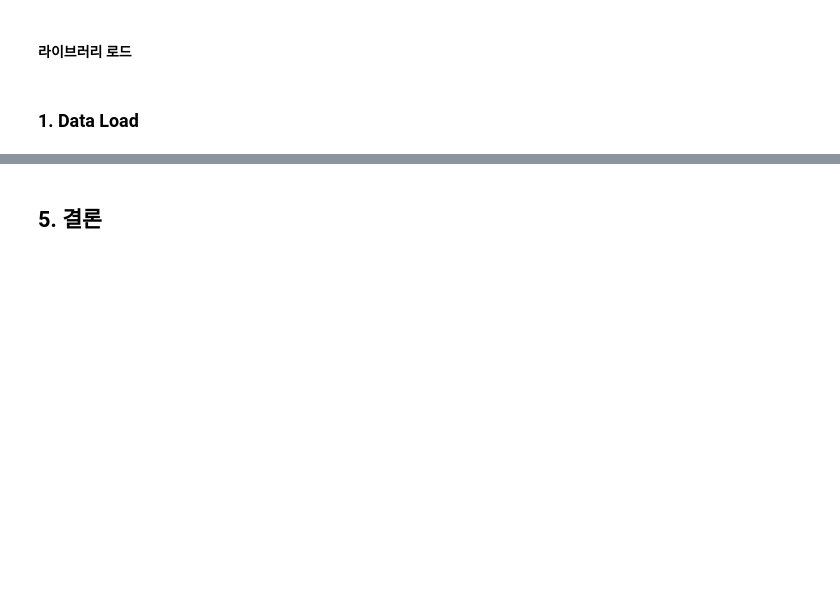
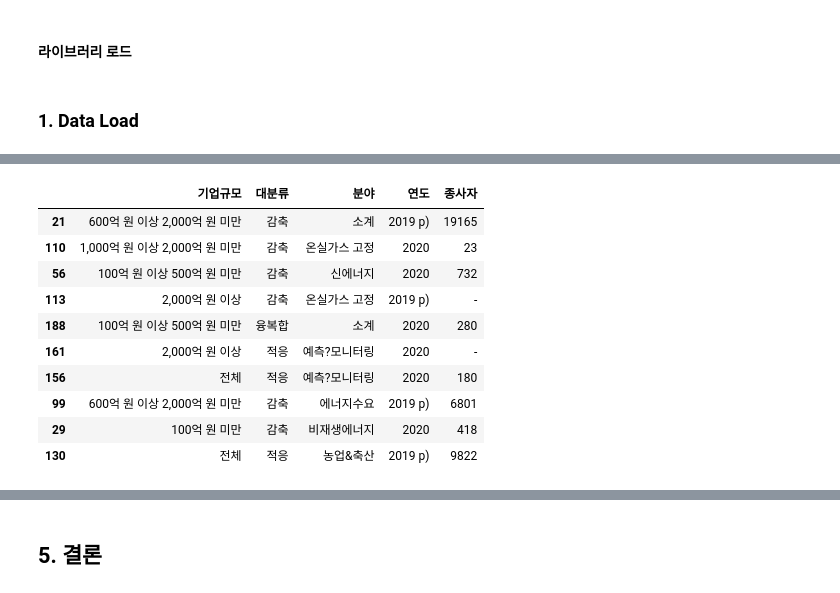
Before and after one commit to nuyhc/Mini_Project, a Jupyter notebook: 4. V_CTI_CN/v_cti_cn.ipynb, the cells around one changed output, grey strips where cells are left out. Cells and saved outputs as stored; diff of their text form; code cells hidden in the pictures; blank space fills up the shorter version.

```diff
--- a/4. V_CTI_CN/v_cti_cn.ipynb
+++ b/4. V_CTI_CN/v_cti_cn.ipynb
@@ -183,0 +215,14 @@ pass
+# %%
+df_nemp1920.sample(10)
+# %% [output]
+|  | 기업규모 | 대분류 | 분야 | 연도 | 종사자 |
+| 21 | 600억 원 이상 2,000억 원 미만 | 감축 | 소계 | 2019 p) | 19165 |
+| 110 | 1,000억 원 이상 2,000억 원 미만 | 감축 | 온실가스 고정 | 2020 | 23 |
+| 56 | 100억 원 이상 500억 원 미만 | 감축 | 신에너지 | 2020 | 732 |
+| 113 | 2,000억 원 이상 | 감축 | 온실가스 고정 | 2019 p) | - |
+| 188 | 100억 원 이상 500억 원 미만 | 융복합 | 소계 | 2020 | 280 |
+| 161 | 2,000억 원 이상 | 적응 | 예측?모니터링 | 2020 | - |
+| 156 | 전체 | 적응 | 예측?모니터링 | 2020 | 180 |
+| 99 | 600억 원 이상 2,000억 원 미만 | 감축 | 에너지수요 | 2019 p) | 6801 |
+| 29 | 100억 원 미만 | 감축 | 비재생에너지 | 2020 | 418 |
+| 130 | 전체 | 적응 | 농업&축산 | 2019 p) | 9822 |
```
Also changed, not shown: parts of 23 cells of this notebook.
